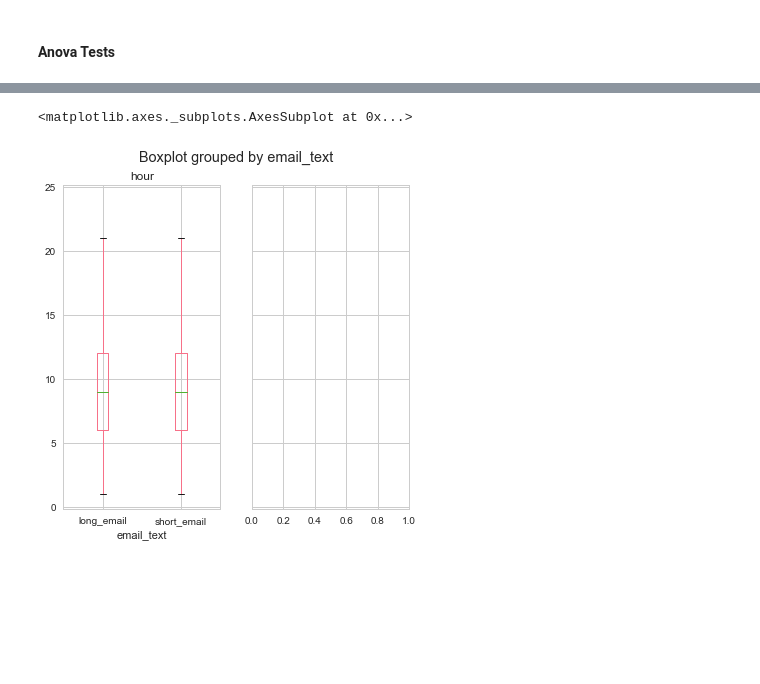
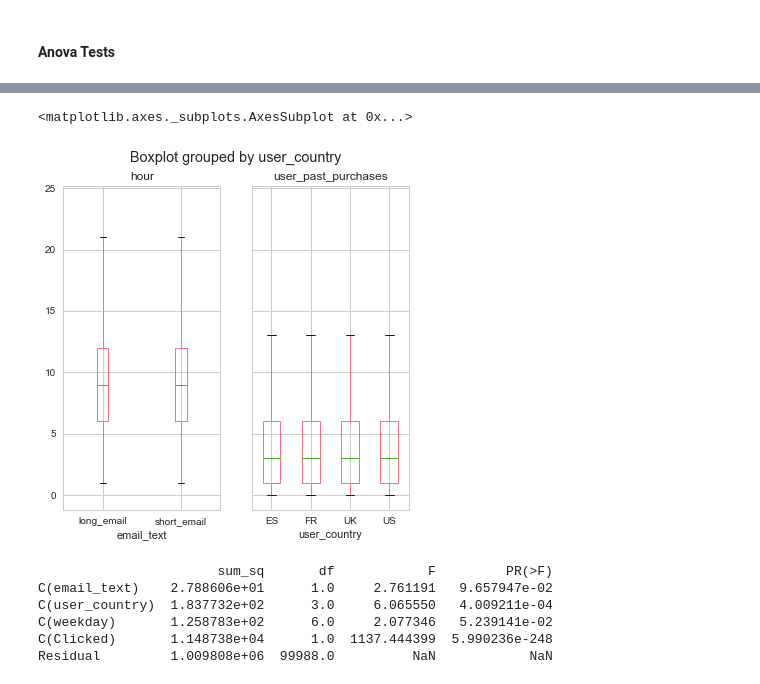
Before and after one commit to dipalira/DS-Challenges, a Jupyter notebook: Email Campaign/Email Marketing Challenge.ipynb, the cells around one changed output, grey strips where cells are left out. Saved outputs shown, nothing was run; the diff lists cells and outputs as text; code cells hidden in the pictures; blank space fills up the shorter version.

```diff
--- a/Email Campaign/Email Marketing Challenge.ipynb
+++ b/Email Campaign/Email Marketing Challenge.ipynb
@@ -140,8 +149,21 @@ Chi_result
 # %%
 fig, (ax1, ax2) = plt.subplots(ncols=2, sharey=True)
 fig.set_size_inches(6, 6)
 df.boxplot('hour', by='email_text', ax= ax1)
-#df.boxplot('user_past_purchases', by='email_version', ax= ax2)
+df.boxplot('user_past_purchases', by='user_country', ax= ax2)
 # %% [output]
 <matplotlib.axes._subplots.AxesSubplot at 0x...>
-[figure, old version]
+[figure, new version]
+# %%
+import statsmodels.api as sm
+from statsmodels.formula.api import ols
+
+df_lm = ols('user_past_purchases ~ C(email_text) + C(user_country) + C(weekday) + C(Clicked)',data=df).fit()
+print(sm.stats.anova_lm(df_lm, typ=2))
+# %% [output]
+                       sum_sq       df            F         PR(>F)
+C(email_text)    2.788606e+01      1.0     2.761191   9.657947e-02
+C(user_country)  1.837732e+02      3.0     6.065550   4.009211e-04
+C(weekday)       1.258783e+02      6.0     2.077346   5.239141e-02
+C(Clicked)       1.148738e+04      1.0  1137.444399  5.990236e-248
+Residual         1.009808e+06  99988.0          NaN            NaN
```
Also changed, not shown: parts of 1 cell of this notebook.
